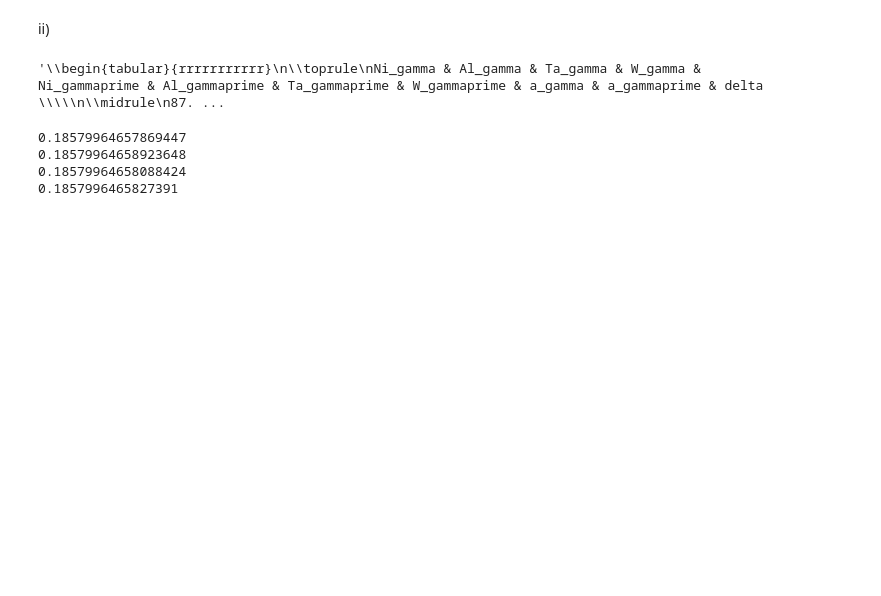
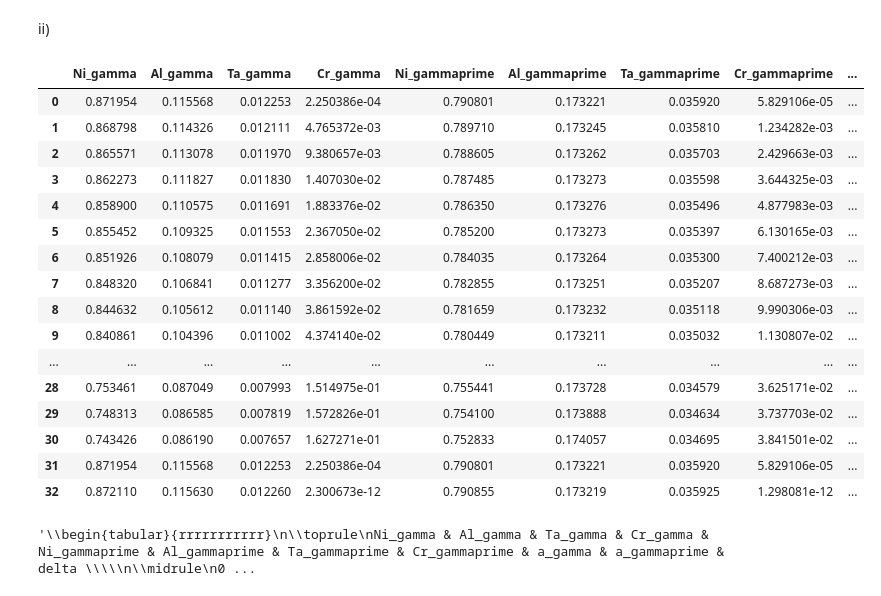
Before and after one commit to ShannonNCM/High_temp_materials, a Jupyter notebook: codes.ipynb, the cells around one changed output. Cells and saved outputs as stored; diff of their text form; code cells hidden in the pictures; blank space fills up the shorter version.

```diff
--- a/codes.ipynb
+++ b/codes.ipynb
@@ -427,13 +429,13 @@ ii)
 # %%
 #importing the data for the molar fraction of the systems to analyze (Ni-Al-Ta-X), where X is Cr, Mo, Re and W
 df_cr_01 = pd.read_excel('Q3_results03_Cr.xls')
-df_cr = rename_alloy_columns(df_cr_01, names)
+df_cr = rename_alloy_columns(df_cr_01, names)/100
 df_mo_01 = pd.read_excel('Q3_results03_mo.xls')
-df_mo = rename_alloy_columns(df_mo_01, names)
+df_mo = rename_alloy_columns(df_mo_01, names)/100
 df_re_01 = pd.read_excel('Q3_results03_re.xls')
-df_re = rename_alloy_columns(df_re_01, names)
+df_re = rename_alloy_columns(df_re_01, names)/100
 df_w_01 = pd.read_excel('Q3_results03_w.xls')
-df_w = rename_alloy_columns(df_w_01, names)
+df_w = rename_alloy_columns(df_w_01, names)/100
 # %%
 #calculating a_gamma, a_gammaprime and delta
 df_cr = calculations(df_cr)
@@ -446,19 +448,26 @@ res_mo = df_mo[['Ni_gamma', 'Al_gamma', 'Ta_gamma', 'Mo_gamma', 'Ni_gammaprime',
 res_re = df_re[['Ni_gamma', 'Al_gamma', 'Ta_gamma', 'Re_gamma', 'Ni_gammaprime', 'Al_gammaprime', 'Ta_gammaprime', 'Re_gammaprime', 'a_gamma', 'a_gammaprime', 'delta']].dropna()
 res_w = df_w[['Ni_gamma', 'Al_gamma', 'Ta_gamma', 'W_gamma', 'Ni_gammaprime', 'Al_gammaprime', 'Ta_gammaprime', 'W_gammaprime', 'a_gamma', 'a_gammaprime', 'delta']].dropna()
 # %%
-#res_cr
+res_cr
+# %% [output]
+|  | Ni_gamma | Al_gamma | Ta_gamma | Cr_gamma | Ni_gammaprime | Al_gammaprime | Ta_gammaprime | Cr_gammaprime | ... |
+| 0 | 0.871954 | 0.115568 | 0.012253 | 2.250386e-04 | 0.790801 | 0.173221 | 0.035920 | 5.829106e-05 | ... |
+| 1 | 0.868798 | 0.114326 | 0.012111 | 4.765372e-03 | 0.789710 | 0.173245 | 0.035810 | 1.234282e-03 | ... |
+| 2 | 0.865571 | 0.113078 | 0.011970 | 9.380657e-03 | 0.788605 | 0.173262 | 0.035703 | 2.429663e-03 | ... |
+| 3 | 0.862273 | 0.111827 | 0.011830 | 1.407030e-02 | 0.787485 | 0.173273 | 0.035598 | 3.644325e-03 | ... |
+| 4 | 0.858900 | 0.110575 | 0.011691 | 1.883376e-02 | 0.786350 | 0.173276 | 0.035496 | 4.877983e-03 | ... |
+| 5 | 0.855452 | 0.109325 | 0.011553 | 2.367050e-02 | 0.785200 | 0.173273 | 0.035397 | 6.130165e-03 | ... |
+| 6 | 0.851926 | 0.108079 | 0.011415 | 2.858006e-02 | 0.784035 | 0.173264 | 0.035300 | 7.400212e-03 | ... |
+| 7 | 0.848320 | 0.106841 | 0.011277 | 3.356200e-02 | 0.782855 | 0.173251 | 0.035207 | 8.687273e-03 | ... |
+| 8 | 0.844632 | 0.105612 | 0.011140 | 3.861592e-02 | 0.781659 | 0.173232 | 0.035118 | 9.990306e-03 | ... |
+| 9 | 0.840861 | 0.104396 | 0.011002 | 4.374140e-02 | 0.780449 | 0.173211 | 0.035032 | 1.130807e-02 | ... |
+| ... | ... | ... | ... | ... | ... | ... | ... | ... | ... |
+| 28 | 0.753461 | 0.087049 | 0.007993 | 1.514975e-01 | 0.755441 | 0.173728 | 0.034579 | 3.625171e-02 | ... |
+| 29 | 0.748313 | 0.086585 | 0.007819 | 1.572826e-01 | 0.754100 | 0.173888 | 0.034634 | 3.737703e-02 | ... |
+| 30 | 0.743426 | 0.086190 | 0.007657 | 1.627271e-01 | 0.752833 | 0.174057 | 0.034695 | 3.841501e-02 | ... |
+| 31 | 0.871954 | 0.115568 | 0.012253 | 2.250386e-04 | 0.790801 | 0.173221 | 0.035920 | 5.829106e-05 | ... |
+| 32 | 0.872110 | 0.115630 | 0.012260 | 2.300673e-12 | 0.790855 | 0.173219 | 0.035925 | 1.298081e-12 | ... |
 # %%
-save_latex(res_w)
+save_latex(res_cr)
 # %% [output]
-'\\begin{tabular}{rrrrrrrrrrr}\n\\toprule\nNi_gamma & Al_gamma & Ta_gamma & W_gamma & Ni_gammaprime & Al_gammaprime & Ta_gammaprime & W_gammaprime & a_gamma & a_gammaprime & delta \\\\\n\\midrule\n87. ...
+'\\begin{tabular}{rrrrrrrrrrr}\n\\toprule\nNi_gamma & Al_gamma & Ta_gamma & Cr_gamma & Ni_gammaprime & Al_gammaprime & Ta_gammaprime & Cr_gammaprime & a_gamma & a_gammaprime & delta \\\\\n\\midrule\n0 ...
-# %%
-#finding the min values of delta for every alloy composition
-print(df_cr['delta'].min())
-print(df_mo['delta'].min())
-print(df_re['delta'].min())
-print(df_w['delta'].min())
-# %% [output]
-0.18579964657869447
-0.18579964658923648
-0.18579964658088424
-0.1857996465827391
```
Also changed, not shown: parts of 13 cells of this notebook.
